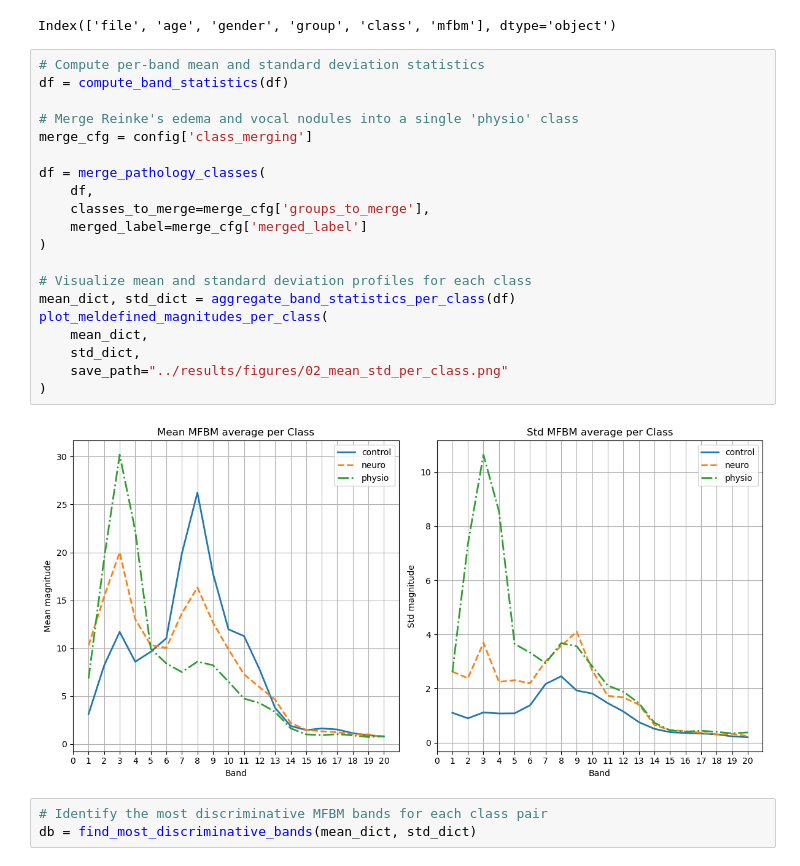
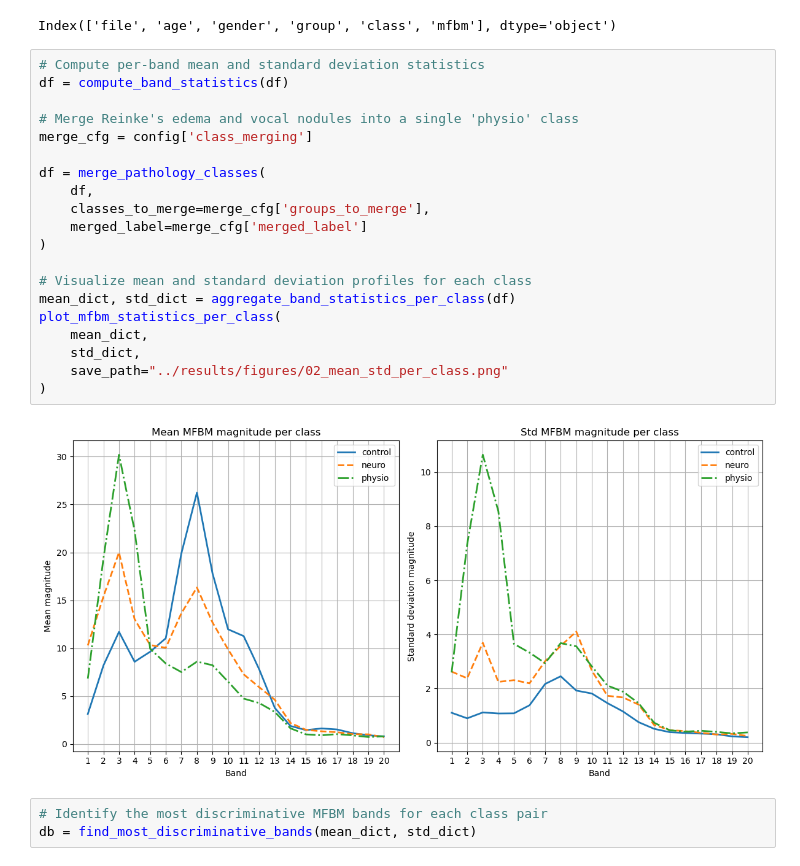
Before and after one commit to Bruno21511/paper-voice-pathology-mfbm, a Jupyter notebook: notebooks/02_analysis.ipynb, the cells around one changed output. Drawn from its saved outputs; the diff is of its cells as text.

```diff
--- a/notebooks/02_analysis.ipynb
+++ b/notebooks/02_analysis.ipynb
@@ -60,25 +60,25 @@ Index(['file', 'age', 'gender', 'group', 'class', 'mfbm'], dtype='object')
 # %%
 # Compute per-band mean and standard deviation statistics
 df = compute_band_statistics(df)
 
 # Merge Reinke's edema and vocal nodules into a single 'physio' class
 merge_cfg = config['class_merging']
 
 df = merge_pathology_classes(
     df,
     classes_to_merge=merge_cfg['groups_to_merge'],
     merged_label=merge_cfg['merged_label']
 )
 
 # Visualize mean and standard deviation profiles for each class
 mean_dict, std_dict = aggregate_band_statistics_per_class(df)
-plot_meldefined_magnitudes_per_class(
+plot_mfbm_statistics_per_class(
     mean_dict,
     std_dict,
     save_path="../results/figures/02_mean_std_per_class.png"
 )
 # %% [output]
-[figure, old version]
+[figure, new version]
 # %%
 # Identify the most discriminative MFBM bands for each class pair
 db = find_most_discriminative_bands(mean_dict, std_dict)
```
Also changed, not shown: parts of 5 cells of this notebook, 5 other files.
